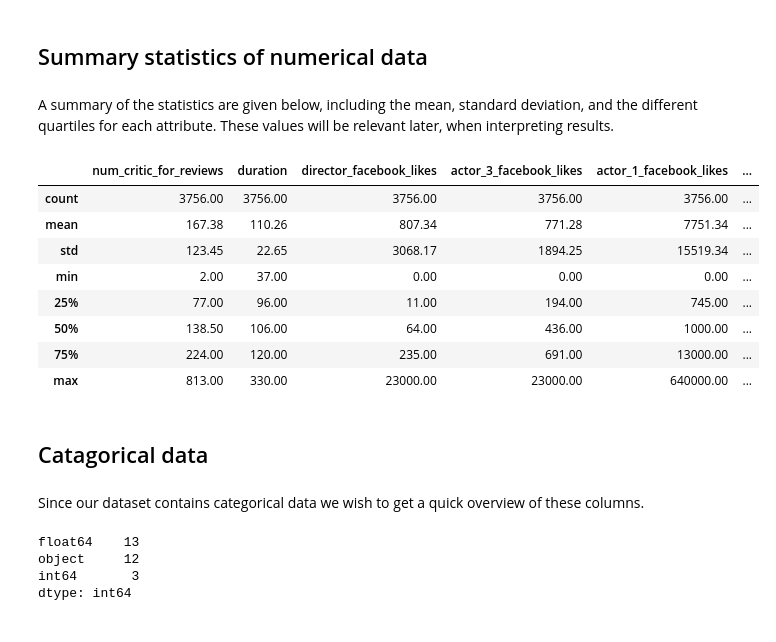
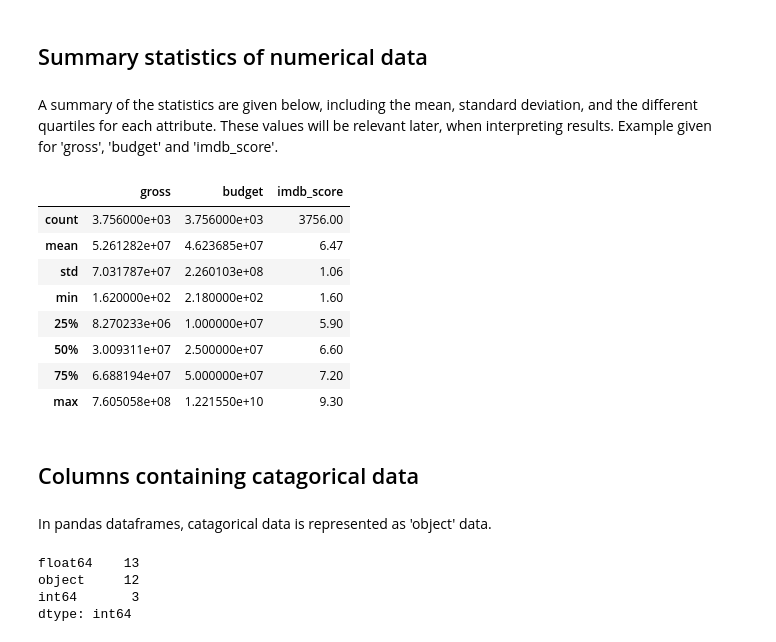
Before and after one commit to christianbillp/python, a Jupyter notebook: notebooks/ML_projekt1.ipynb, the cells around one changed output. Drawn from its saved outputs; the diff is of its cells as text; code cells hidden in the pictures.

```diff
--- a/notebooks/ML_projekt1.ipynb
+++ b/notebooks/ML_projekt1.ipynb
@@ -87,23 +262,23 @@ As indicated above, many rows containing N/A-data was removed from the dataset.
 # %% [markdown]
 ## Summary statistics of numerical data
 # %% [markdown]
-A summary of the statistics are given below, including the mean, standard deviation, and the different quartiles for each attribute. These values will be relevant later, when interpreting results.
+A summary of the statistics are given below, including the mean, standard deviation, and the different quartiles for each attribute. These values will be relevant later, when interpreting results. Example given for 'gross', 'budget' and 'imdb_score'.
 # %%
-data['numerical'].describe().round(decimals=2)
+data['numerical'][['gross','budget','imdb_score']].describe().round(decimals=2)
 # %% [output]
-|  | num_critic_for_reviews | duration | director_facebook_likes | actor_3_facebook_likes | actor_1_facebook_likes | ... |
-| count | 3756.00 | 3756.00 | 3756.00 | 3756.00 | 3756.00 | ... |
-| mean | 167.38 | 110.26 | 807.34 | 771.28 | 7751.34 | ... |
-| std | 123.45 | 22.65 | 3068.17 | 1894.25 | 15519.34 | ... |
-| min | 2.00 | 37.00 | 0.00 | 0.00 | 0.00 | ... |
-| 25% | 77.00 | 96.00 | 11.00 | 194.00 | 745.00 | ... |
-| 50% | 138.50 | 106.00 | 64.00 | 436.00 | 1000.00 | ... |
-| 75% | 224.00 | 120.00 | 235.00 | 691.00 | 13000.00 | ... |
-| max | 813.00 | 330.00 | 23000.00 | 23000.00 | 640000.00 | ... |
+|  | gross | budget | imdb_score |
+| count | 3.756000e+03 | 3.756000e+03 | 3756.00 |
+| mean | 5.261282e+07 | 4.623685e+07 | 6.47 |
+| std | 7.031787e+07 | 2.260103e+08 | 1.06 |
+| min | 1.620000e+02 | 2.180000e+02 | 1.60 |
+| 25% | 8.270233e+06 | 1.000000e+07 | 5.90 |
+| 50% | 3.009311e+07 | 2.500000e+07 | 6.60 |
+| 75% | 6.688194e+07 | 5.000000e+07 | 7.20 |
+| max | 7.605058e+08 | 1.221550e+10 | 9.30 |
 # %% [markdown]
-## Catagorical data
+## Columns containing catagorical data
-# %% [markdown]
-Since our dataset contains categorical data we wish to get a quick overview of these columns.
+# %% [markdown]
+In pandas dataframes, catagorical data is represented as 'object' data.
 # %%
 data['raw'].dtypes.value_counts()
 # %% [output]
```
Also changed, not shown: parts of 48 cells of this notebook, 1 other file.
